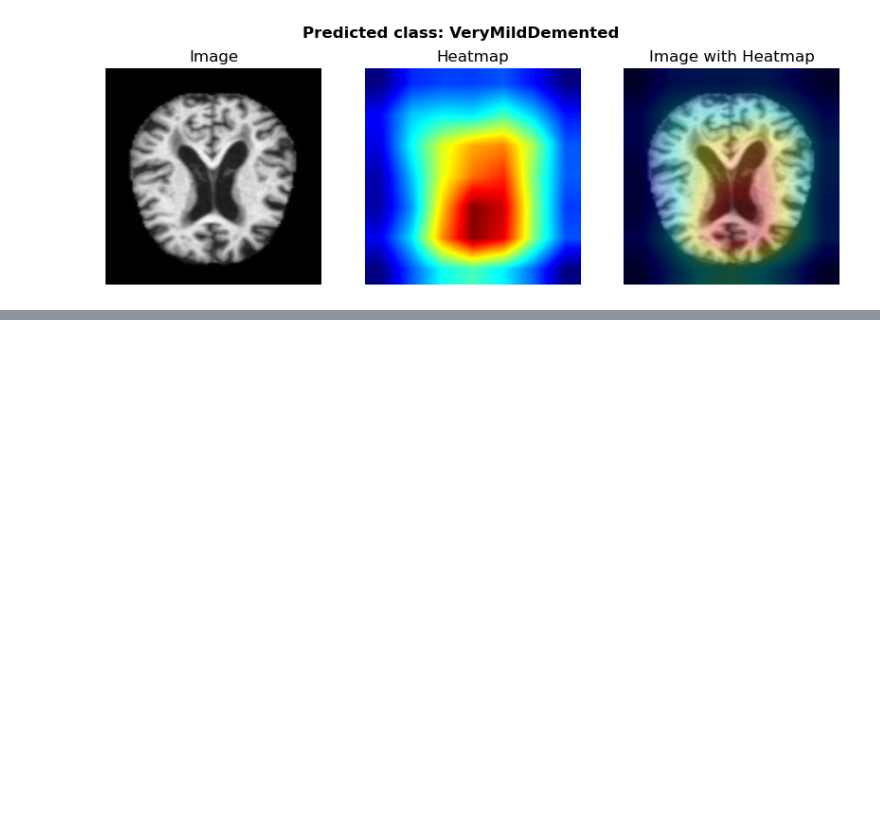
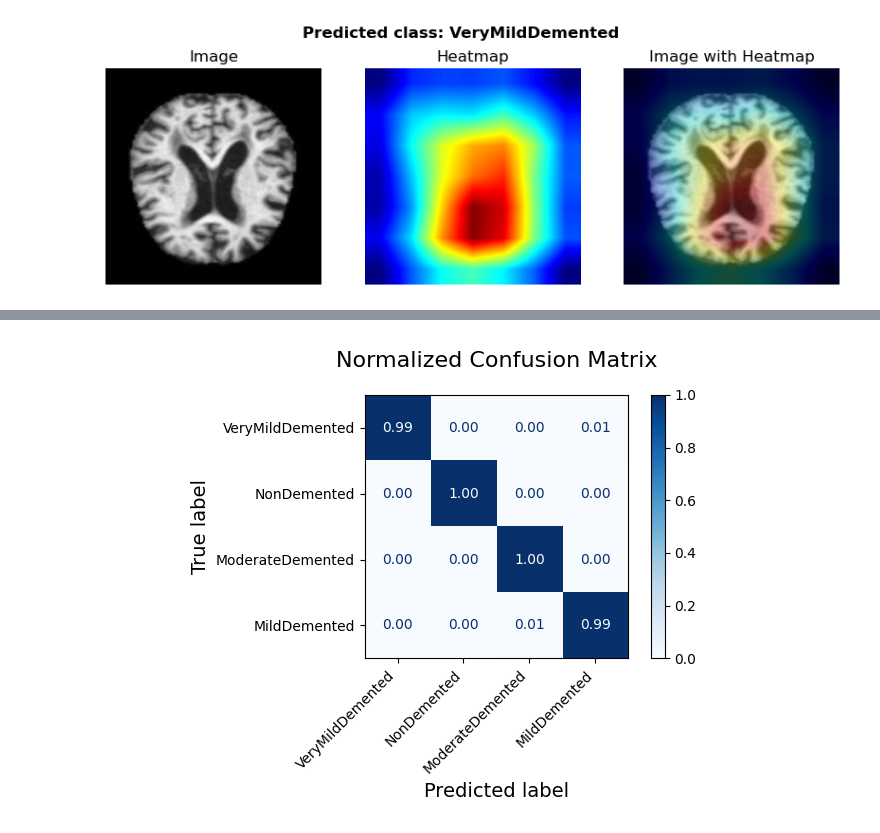
Before and after one commit to nivbartov/MRI_Brain_Alzheimer_Classification, a Jupyter notebook: models/results.ipynb, the cells around one changed output, grey strips where cells are left out. Drawn from its saved outputs; the diff is of its cells as text; code cells hidden in the pictures; blank space fills up the shorter version.

Commit message:
added efficientnet_atk to results

```diff
--- a/models/results.ipynb
+++ b/models/results.ipynb
@@ -518,3 +519,15 @@ GC.display_correct_grad_cam_images(testloader, grad_cam, device, num_images_to_s
     <img src="../assets/icons/icons8-weapon-48.png" style="width: 40px; height: 40px; margin-right: 5px;">
     EfficientnetB0 under attack - FGSM,PGD
 </h1>
+# %%
+num_epochs = 25
+train_epsilon = epsilon = 0.005
+alpha = 0.0001
+adv_weight = 0.50
+num_iter = 5
+
+model_name = type(model).__name__ + '_atk'
+
+model_path = './checkpoints/EfficientNet_atk_105400_26102024/EfficientNet_atk_110930_26102024_train_0.0037_val_0.0601.pth'
+checkpoint = torch.load(model_path,weights_only=True)
+model.load_state_dict(checkpoint['net'])
@@ -521,3 +559,7 @@ GC.display_correct_grad_cam_images(testloader, grad_cam, device, num_images_to_s
+# %%
+utils_funcs.load_and_display_image(model_name,'confusion_matrix')
+# %% [output]
+[figure, added]
 # %% [markdown]
 <h1 style="display: flex; align-items: center; font-size: 25px; margin: 0;">
     <img src="../assets/icons/icons8-graph-80.png" style="width: 40px; height: 40px; margin-right: 5px;">
```
Also changed, not shown: parts of 10 cells of this notebook.
